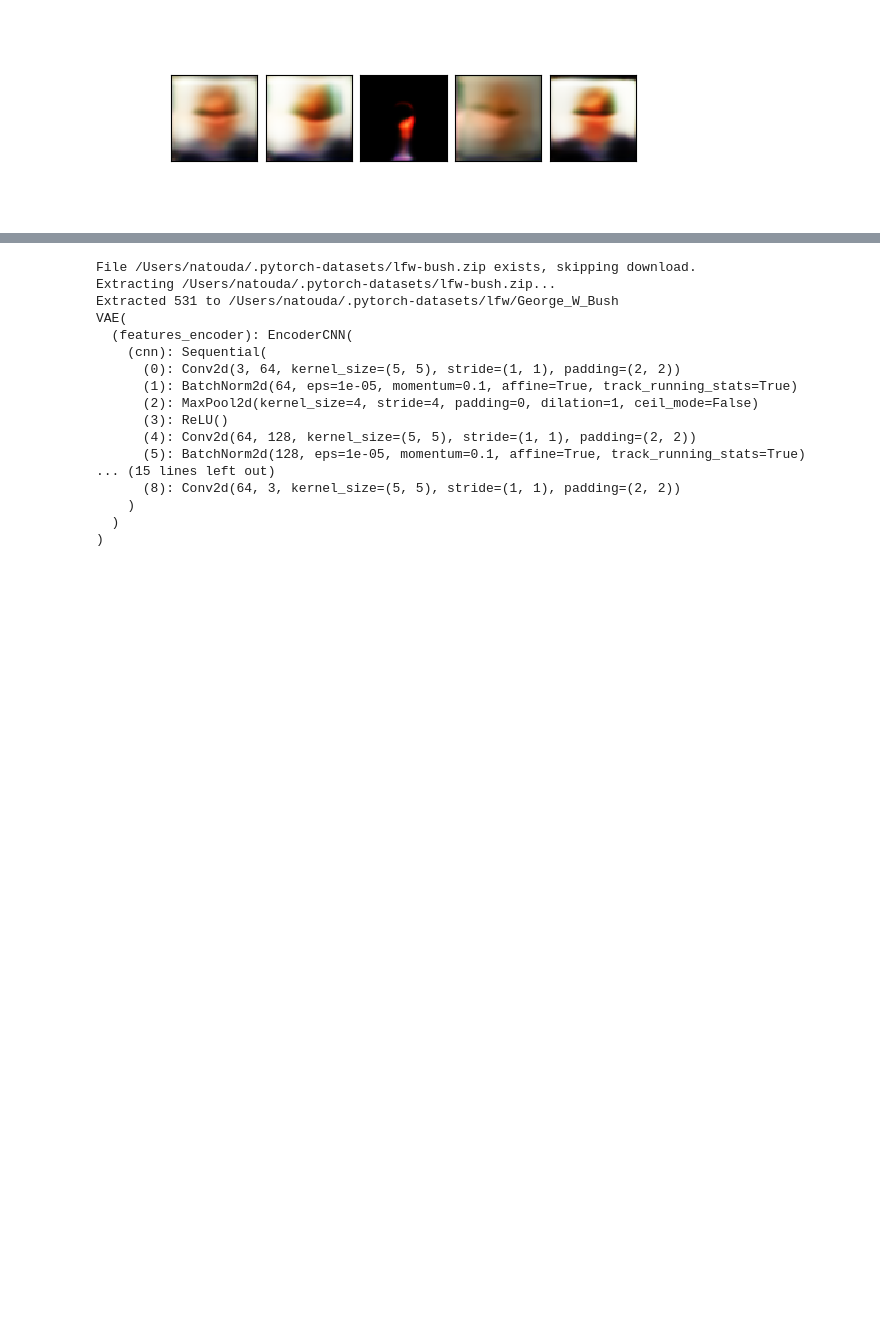
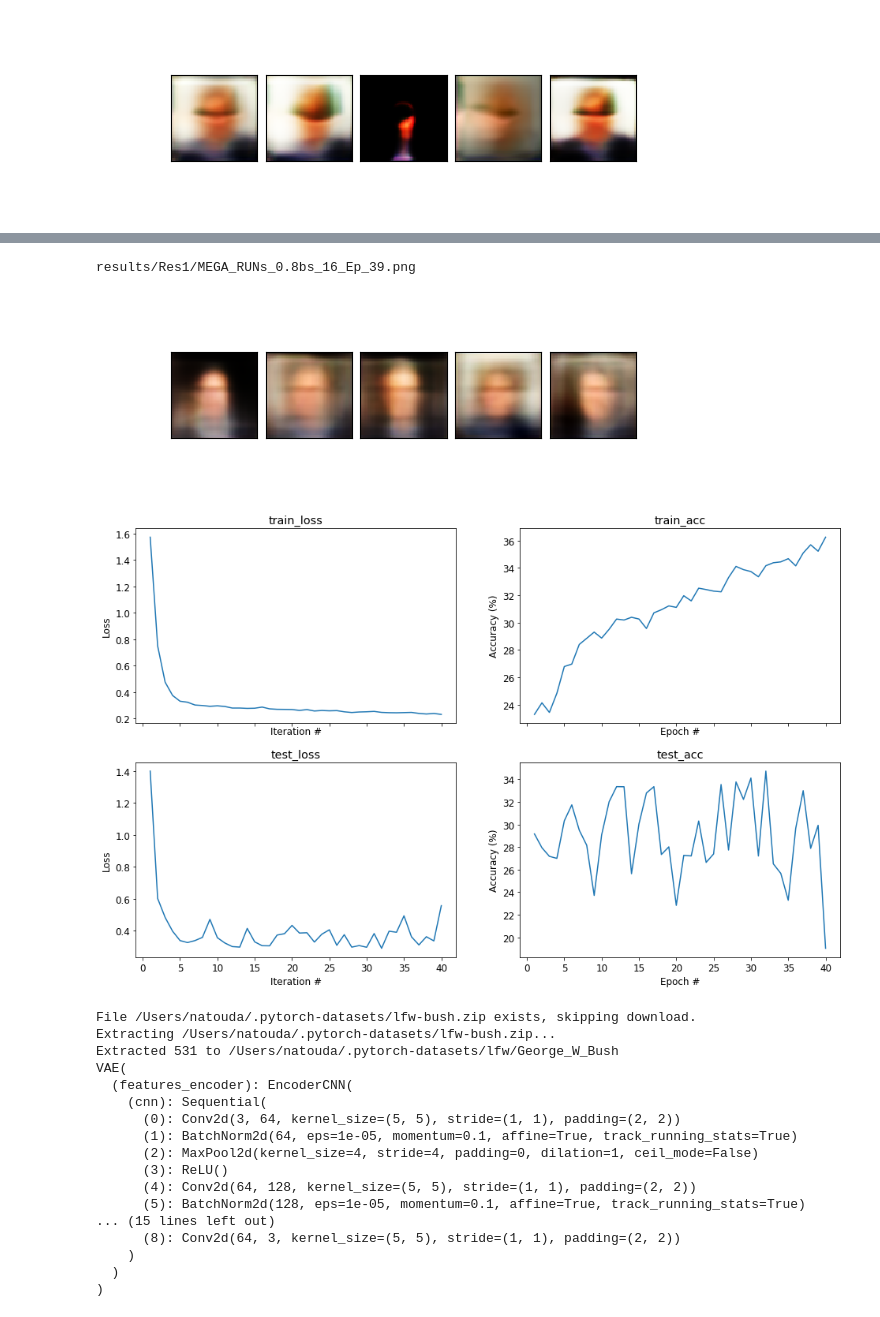
Before and after one commit to natsala13/cs236605-hw3, a Jupyter notebook: Part2_VAE.ipynb, the cells around one changed output, grey strips where cells are left out. Drawn from its saved outputs; the diff is of its cells as text; code cells hidden in the pictures; blank space fills up the shorter version.

```diff
--- a/Part2_VAE.ipynb
+++ b/Part2_VAE.ipynb
@@ -601,3 +618,11 @@ results/Res5/MEGA_RUNSmall_sigma_Ep_99.png
+# %%
+filename = plotResults('s_0.8bs_16', 'Res1')
+print(filename)
+Image(filename)
+# %% [output]
+results/Res1/MEGA_RUNs_0.8bs_16_Ep_39.png
+[figure, added]
+[figure, added]
 # %%
 # Lets try an experiment
 
```
Also changed, not shown: parts of 8 cells of this notebook, 4 other files.
